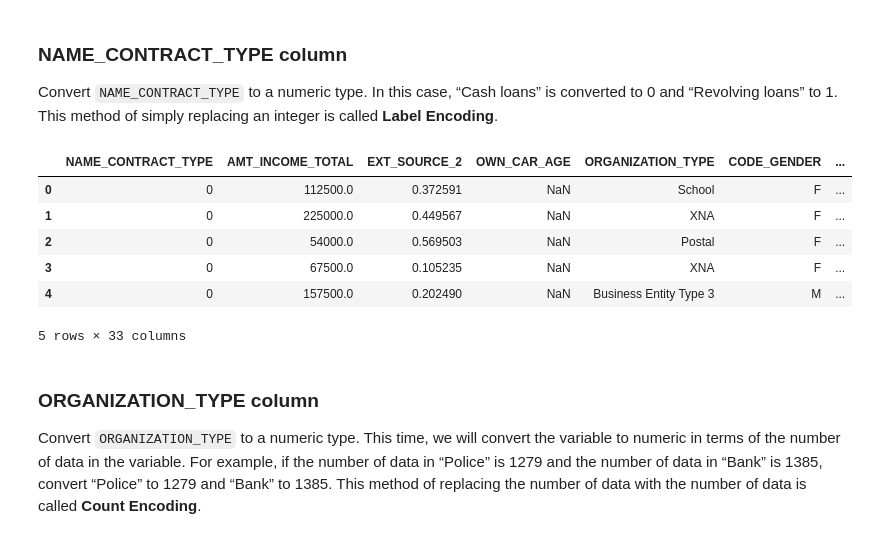
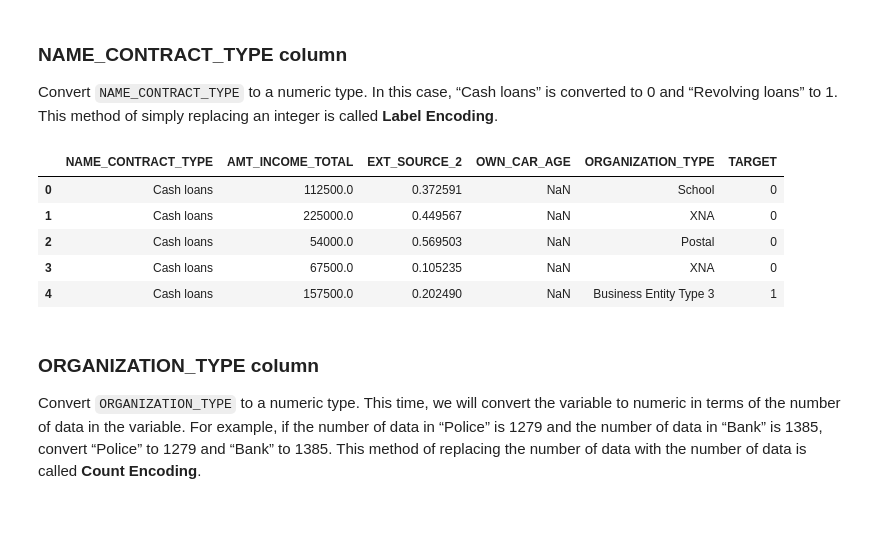
Before and after one commit to ChaiWork/CompetitionOMNICAMPUS, a Jupyter notebook: PandaChai.ipynb, the cells around one changed output. Drawn from its saved outputs; the diff is of its cells as text; code cells hidden in the pictures.

```diff
--- a/tutorial.ipynb
+++ b/PandaChai.ipynb
@@ -546,19 +361,18 @@ Here, we will conduct the preprocessing and create new features based on what we
 ### NAME_CONTRACT_TYPE column
 Convert `NAME_CONTRACT_TYPE` to a numeric type. In this case, “Cash loans” is converted to 0 and “Revolving loans” to 1. This method of simply replacing an integer is called **Label Encoding**.
 # %%
-# Numerization of NAME_CONTRACT_TYPE (Label Encoding)
-train['NAME_CONTRACT_TYPE'] = train['NAME_CONTRACT_TYPE'].replace({'Cash loans': 0, 'Revolving loans': 1}).astype(int)
-test['NAME_CONTRACT_TYPE'] = test['NAME_CONTRACT_TYPE'].replace({'Cash loans': 0, 'Revolving loans': 1}).astype(int)
+# Numerization of NAME_CONTRACT_TYPE（Label Encoding）
+train["NAME_CONTRACT_TYPE"].replace({'Cash loans': 0, 'Revolving loans': 1}, inplace=True)
+test["NAME_CONTRACT_TYPE"].replace({'Cash loans': 0, 'Revolving loans': 1}, inplace=True)
 
 train.head(5)
 # %% [output]
-|  | NAME_CONTRACT_TYPE | AMT_INCOME_TOTAL | EXT_SOURCE_2 | OWN_CAR_AGE | ORGANIZATION_TYPE | CODE_GENDER | ... |
-| 0 | 0 | 112500.0 | 0.372591 | NaN | School | F | ... |
-| 1 | 0 | 225000.0 | 0.449567 | NaN | XNA | F | ... |
-| 2 | 0 | 54000.0 | 0.569503 | NaN | Postal | F | ... |
-| 3 | 0 | 67500.0 | 0.105235 | NaN | XNA | F | ... |
-| 4 | 0 | 157500.0 | 0.202490 | NaN | Business Entity Type 3 | M | ... |
+|  | NAME_CONTRACT_TYPE | AMT_INCOME_TOTAL | EXT_SOURCE_2 | OWN_CAR_AGE | ORGANIZATION_TYPE | TARGET |
+| 0 | Cash loans | 112500.0 | 0.372591 | NaN | School | 0 |
+| 1 | Cash loans | 225000.0 | 0.449567 | NaN | XNA | 0 |
+| 2 | Cash loans | 54000.0 | 0.569503 | NaN | Postal | 0 |
+| 3 | Cash loans | 67500.0 | 0.105235 | NaN | XNA | 0 |
+| 4 | Cash loans | 157500.0 | 0.202490 | NaN | Business Entity Type 3 | 1 |
-5 rows × 33 columns
 # %% [markdown]
 ### ORGANIZATION_TYPE column
 Convert `ORGANIZATION_TYPE` to a numeric type. This time, we will convert the variable to numeric in terms of the number of data in the variable. For example, if the number of data in “Police” is 1279 and the number of data in “Bank” is 1385, convert “Police” to 1279 and “Bank” to 1385. This method of replacing the number of data with the number of data is called **Count Encoding**.
```
Also changed, not shown: parts of 68 cells of this notebook, 13 other files.
